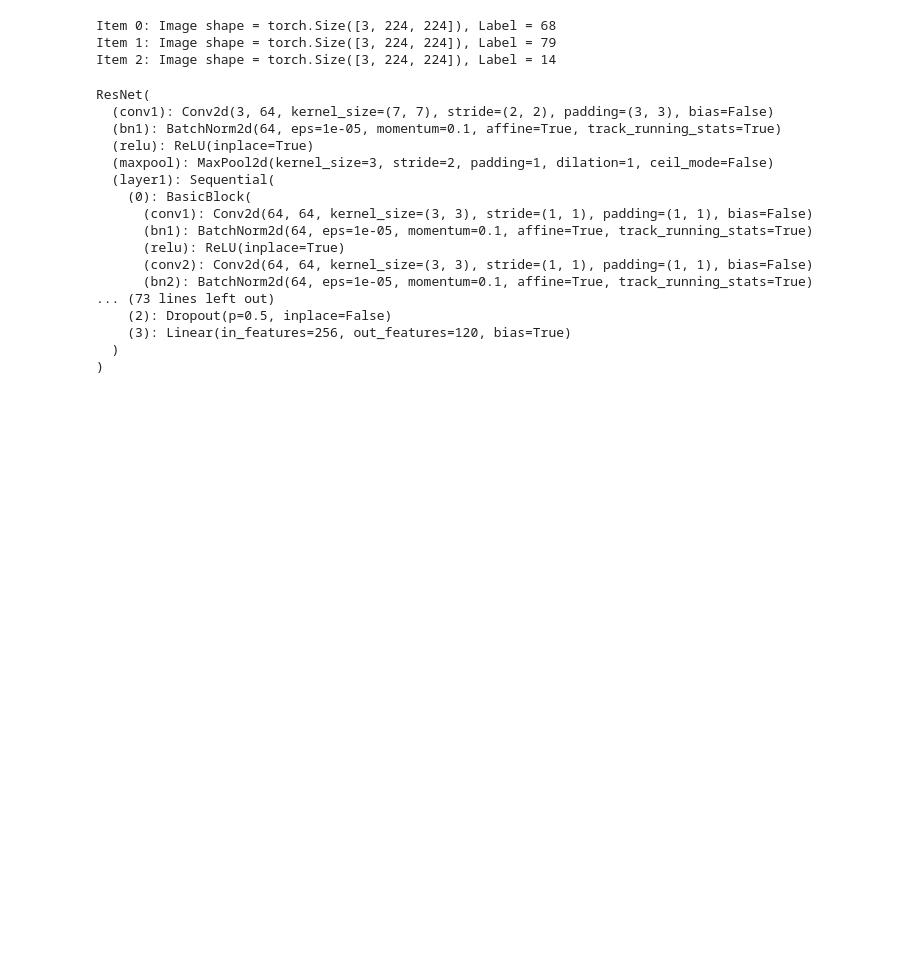
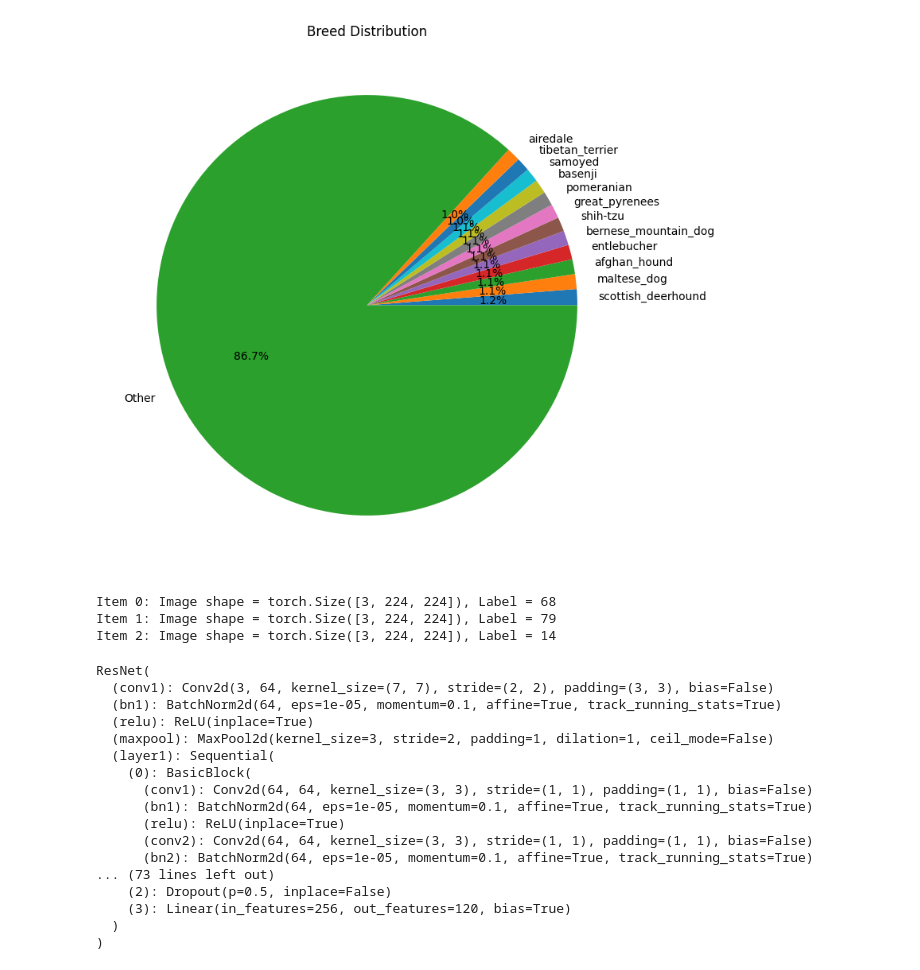
Before and after one commit to v1w35h/cs325_final, a Jupyter notebook: model_nn.ipynb, the cells around one changed output. Saved outputs shown, nothing was run; the diff lists cells and outputs as text; code cells hidden in the pictures; blank space fills up the shorter version.

```diff
--- a/model_nn.ipynb
+++ b/model_nn.ipynb
@@ -73,3 +69,10 @@ breeds = labels['breed'].unique()
 
 # Dict mapping 'breed' to index, model will operate on integers and we will convert back to breeds
 classes = {b: i for i, b in enumerate(breeds)}
+# %%
+breed_counts = labels['breed'].value_counts()
+
+breed_per = breed_counts/len(labels)
+
+print(breed_counts.head())
+print(breed_per.tail())
@@ -76,3 +94,17 @@ classes = {b: i for i, b in enumerate(breeds)}
+# %%
+top_counts = breed_counts.head(12)
+other_count = breed_counts.iloc[12:].sum()
+
+pie_labels = list(top_counts.index) + ["Other"]
+pie_sizes = list(top_counts.values) + [other_count]
+
+plt.figure(figsize=(8,8))
+plt.pie(pie_sizes, labels=pie_labels, autopct="%1.1f%%")
+plt.title("Breed Distribution")
+plt.tight_layout()
+plt.show()
+# %% [output]
+[figure, added]
 # %%
 # Data Transformers
 
```
Also changed, not shown: parts of 16 cells of this notebook.
